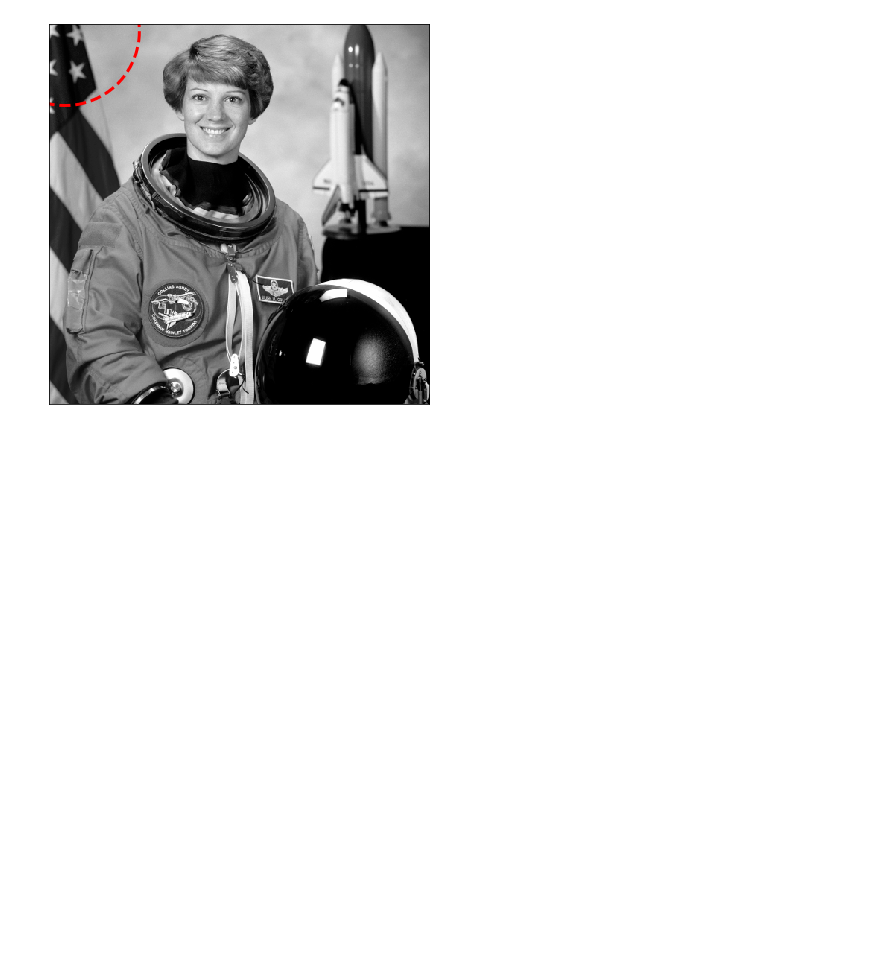
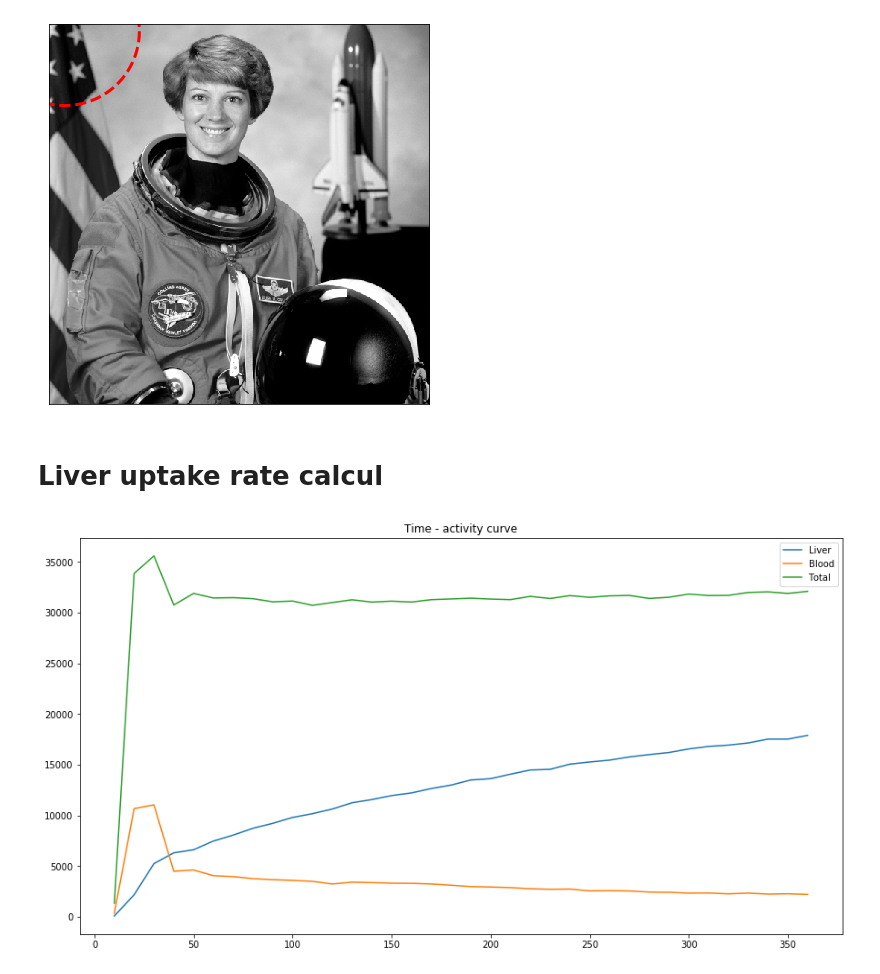
Before and after one commit to orenson/Master-thesis, a Jupyter notebook: Segmentation.ipynb, the cells around one changed output. Cells and saved outputs as stored; diff of their text form; code cells hidden in the pictures; blank space fills up the shorter version.

```diff
--- a/Segmentation.ipynb
+++ b/Segmentation.ipynb
@@ -526,3 +527,44 @@ ax.axis([0, img.shape[1], img.shape[0], 0])
 plt.show()
 # %% [output]
 [figure]
+# %% [markdown]
+# Liver uptake rate calcul
+# %%
+Lt = [75.22620206727042, 2171.6573873702037, 5240.058948964823, 6305.619571225982, 6607.721187184377,
+      7467.63367652685, 8053.170138852807, 8728.399722965907, 9216.42997469495, 9796.257192785464,
+      10168.453806260755, 10624.295471130426, 11244.278590127613, 11559.879614734511, 11952.890712249471,
+      12214.89474244861, 12648.103696731334, 12989.665926454853, 13493.978216861064, 13622.649235630475,
+      14066.917649478708, 14478.0181932679, 14542.018106621368, 15055.057892415993, 15266.997264601103,
+      15448.778303455118, 15767.03870079609, 15995.396593331285, 16200.973542529746, 16555.99972206792,
+      16799.543250210325, 16929.518449270337, 17144.46144060582, 17523.037645862783, 17525.437111308405,
+      17891.400293477927]
+
+Ct = [351.7478164809896, 10668.544173216298, 11041.909114799568, 4484.668198489293, 4615.396316119048,
+      4050.5709571712932, 3961.431601556106, 3758.899246596461, 3658.4869589222994, 3584.147897469105,
+      3493.4851656959213, 3236.405206875266, 3409.554193212917, 3368.8555790379555, 3312.8815705198476,
+      3296.167375905381, 3237.14336786035, 3109.0503908364, 2973.3958061535586, 2932.497745293502,
+      2871.4733213814893, 2763.9361436574854, 2709.5256008464426, 2729.894468384449, 2556.0603424999467,
+      2572.139191459586, 2546.353984364498, 2437.87357881079, 2415.9131966233995, 2329.807919957175,
+      2345.0464706162034, 2261.6112781373927, 2332.7807017711716, 2233.532323806138, 2265.9857216221876,
+      2197.9735204531275]
+
+Ft = [1329.9157661663705, 33866.50767965961, 35597.35628606755, 30751.190575755667, 31898.107456356636,
+      31447.3596818183, 31480.413591949604, 31377.319302048836, 31069.876190633655, 31145.344453515052,
+      30722.75454881914, 30997.38099517003, 31268.679886806756, 31041.903015141776, 31135.78783291517,
+      31045.77176539461, 31281.540568151828, 31352.083305213077, 31424.831097522976, 31339.79923302326,
+      31285.354125446735, 31606.75220384242, 31395.846002779363, 31680.40515009864, 31511.89936071931,
+      31656.517820026485, 31699.983655547407, 31399.58358705967, 31519.86707557144, 31831.91267752663,
+      31688.262780412322, 31704.287466512564, 31990.330283461182, 32050.59106958875, 31896.500479975053,
+      32100.04089303943]
+
+time_steps = [10*(i+1) for i in range(36)]
+
+plt.figure(figsize=[15,8])
+plt.title('Time - activity curve')
+plt.plot(time_steps, Lt, label = 'Liver')
+plt.plot(time_steps, Ct, label = 'Blood')
+plt.plot(time_steps, Ft, label = 'Total')
+plt.legend()
+plt.show()
+# %% [output]
+[figure, added]
```
Also changed, not shown: parts of 4 cells of this notebook.
